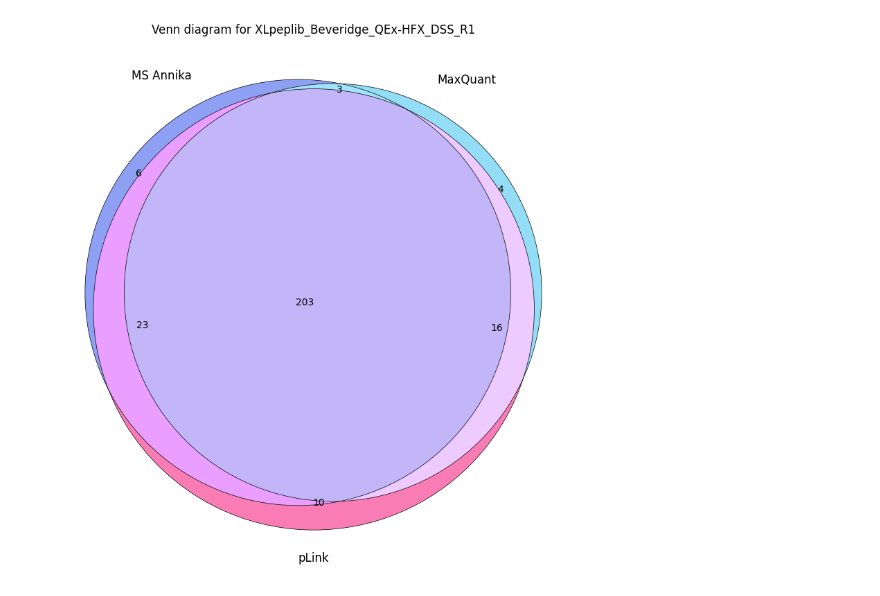
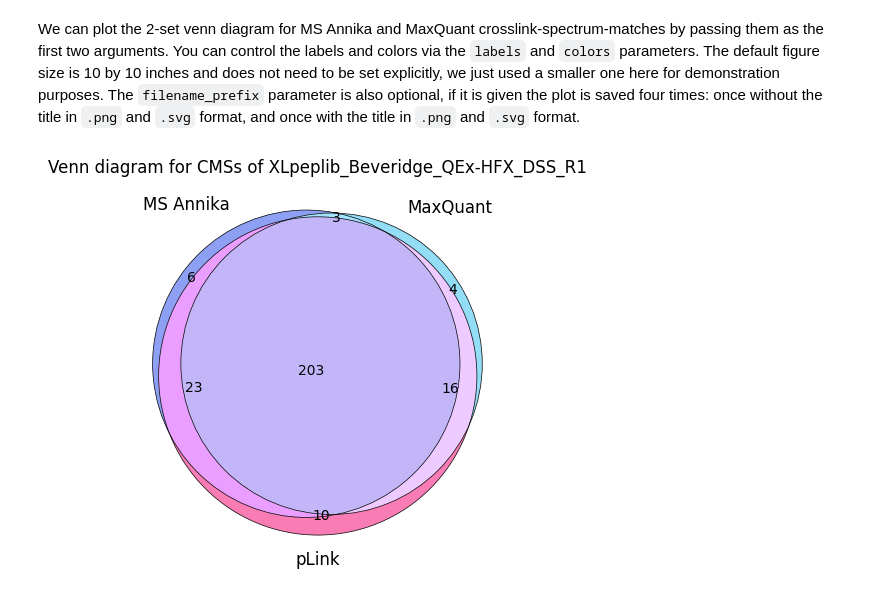
Before and after one commit to hgb-bin-proteomics/pyXLMS, a Jupyter notebook: examples/plotting/plot_venn_diagram.ipynb, the cells around one changed output. Drawn from its saved outputs; the diff is of its cells as text; code cells hidden in the pictures.

Commit message:
update venn diagram notebook

```diff
--- a/examples/plotting/plot_venn_diagram.ipynb
+++ b/examples/plotting/plot_venn_diagram.ipynb
@@ -31,11 +50,14 @@ csms_plink = plink["crosslink-spectrum-matches"]
+# %% [markdown]
+We can plot the 2-set venn diagram for MS Annika and MaxQuant crosslink-spectrum-matches by passing them as the first two arguments. You can control the labels and colors via the `labels` and `colors` parameters. The default figure size is 10 by 10 inches and does not need to be set explicitly, we just used a smaller one here for demonstration purposes. The `filename_prefix` parameter is also optional, if it is given the plot is saved four times: once without the title in `.png` and `.svg` format, and once with the title in `.png` and `.svg` format.
 # %%
 fig, ax = plotting.plot_venn_diagram(
     csms_msannika,
     csms_maxquant,
     csms_plink,
     labels=["MS Annika", "MaxQuant", "pLink"],
     contour=True,
-    title="Venn diagram for XLpeplib_Beveridge_QEx-HFX_DSS_R1",
+    title="Venn diagram for CMSs of XLpeplib_Beveridge_QEx-HFX_DSS_R1",
+    figsize=(5.0, 5.0),
 )
 # %% [output]
-[figure, old version]
+[figure, new version]
```
Also changed, not shown: parts of 6 cells of this notebook.
